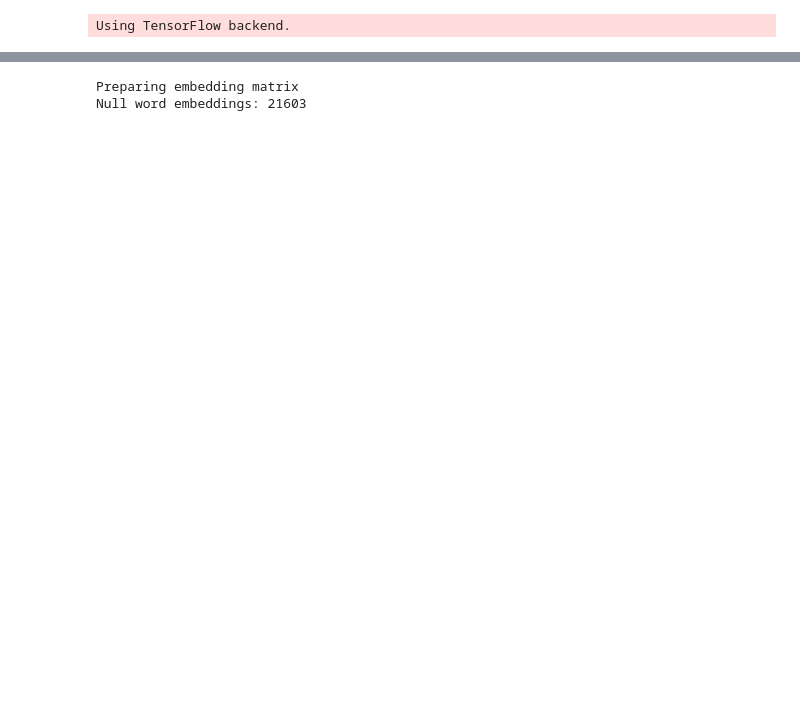
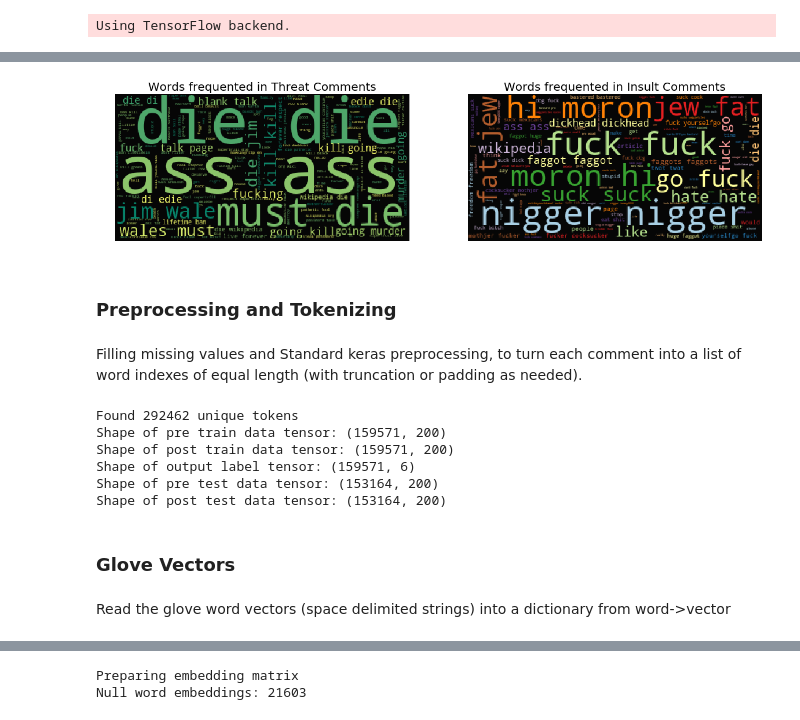
Before and after one commit to imrahulr/Toxic-Comment-Classification-Kaggle, a Jupyter notebook: dpcnn/dpcnn.ipynb, the cells around one changed output, grey strips where cells are left out. Cells and saved outputs as stored; diff of their text form; code cells hidden in the pictures; blank space fills up the shorter version.

```diff
--- a/dpcnn/dpcnn.ipynb
+++ b/dpcnn/dpcnn.ipynb
@@ -208,0 +232,72 @@ Shape of test_data tensor: (153164, 200)
+# %%
+#Threat comments
+plt.figure(figsize=(20,20))
+plt.subplot(221)
+subset = train_df[train_df.threat==1]
+text = subset.comment_text.values
+wc= WordCloud(background_color="black", max_words=2000, stopwords=stopwords)
+wc.generate(" ".join(text))
+plt.axis("off")
+plt.title("Words frequented in Threat Comments", fontsize=20)
+plt.imshow(wc.recolor(colormap= 'summer', random_state=2534), alpha=0.98)
+
+#insult
+plt.subplot(222)
+subset = train_df[train_df.insult==1]
+text = subset.comment_text.values
+wc = WordCloud(background_color="black", max_words=2000, stopwords=stopwords)
+wc.generate(" ".join(text))
+plt.axis("off")
+plt.title("Words frequented in Insult Comments", fontsize=20)
+plt.imshow(wc.recolor(colormap= 'Paired_r', random_state=244), alpha=0.98)
+plt.show()
+# %% [output]
+[figure, added]
+# %% [markdown]
+<h3>Preprocessing and Tokenizing</h3>
+# %% [markdown]
+Filling missing values and Standard keras preprocessing, to turn each comment into a list of word indexes of equal length (with truncation or padding as needed).
+# %%
+list_sentences_train = train_df["comment_text"].fillna("NA").values
+list_classes = ["toxic", "severe_toxic", "obscene", "threat", "insult", "identity_hate"]
+y = train_df[list_classes].values
+list_sentences_test = test_df["comment_text"].fillna("NA").values
+
+comments = []
+for text in list_sentences_train:
+    comments.append(text_to_wordlist(text))
+
+test_comments=[]
+for text in list_sentences_test:
+    test_comments.append(text_to_wordlist(text))
+
+tokenizer = Tokenizer(num_words=MAX_NB_WORDS)
+tokenizer.fit_on_texts(comments + test_comments)
+
+sequences = tokenizer.texts_to_sequences(comments)
+test_sequences = tokenizer.texts_to_sequences(test_comments)
+
+word_index = tokenizer.word_index
+print('Found %s unique tokens' % len(word_index))
+
+data = pad_sequences(sequences, maxlen=MAX_SEQUENCE_LENGTH)
+data_post = pad_sequences(sequences, maxlen=MAX_SEQUENCE_LENGTH,padding='post', truncating='post')
+print('Shape of pre train data tensor:', data.shape)
+print('Shape of post train data tensor:', data_post.shape)
+print('Shape of output label tensor:', y.shape)
+
+test_data = pad_sequences(test_sequences, maxlen=MAX_SEQUENCE_LENGTH)
+print('Shape of pre test data tensor:', test_data.shape)
+test_data_post = pad_sequences(test_sequences, maxlen=MAX_SEQUENCE_LENGTH, padding='post', truncating='post')
+print('Shape of post test data tensor:', test_data_post.shape)
+# %% [output]
+Found 292462 unique tokens
+Shape of pre train data tensor: (159571, 200)
+Shape of post train data tensor: (159571, 200)
+Shape of output label tensor: (159571, 6)
+Shape of pre test data tensor: (153164, 200)
+Shape of post test data tensor: (153164, 200)
+# %% [markdown]
+<h3>Glove Vectors</h3>
+# %% [markdown]
+Read the glove word vectors (space delimited strings) into a dictionary from word->vector
```
Also changed, not shown: parts of 46 cells of this notebook.
